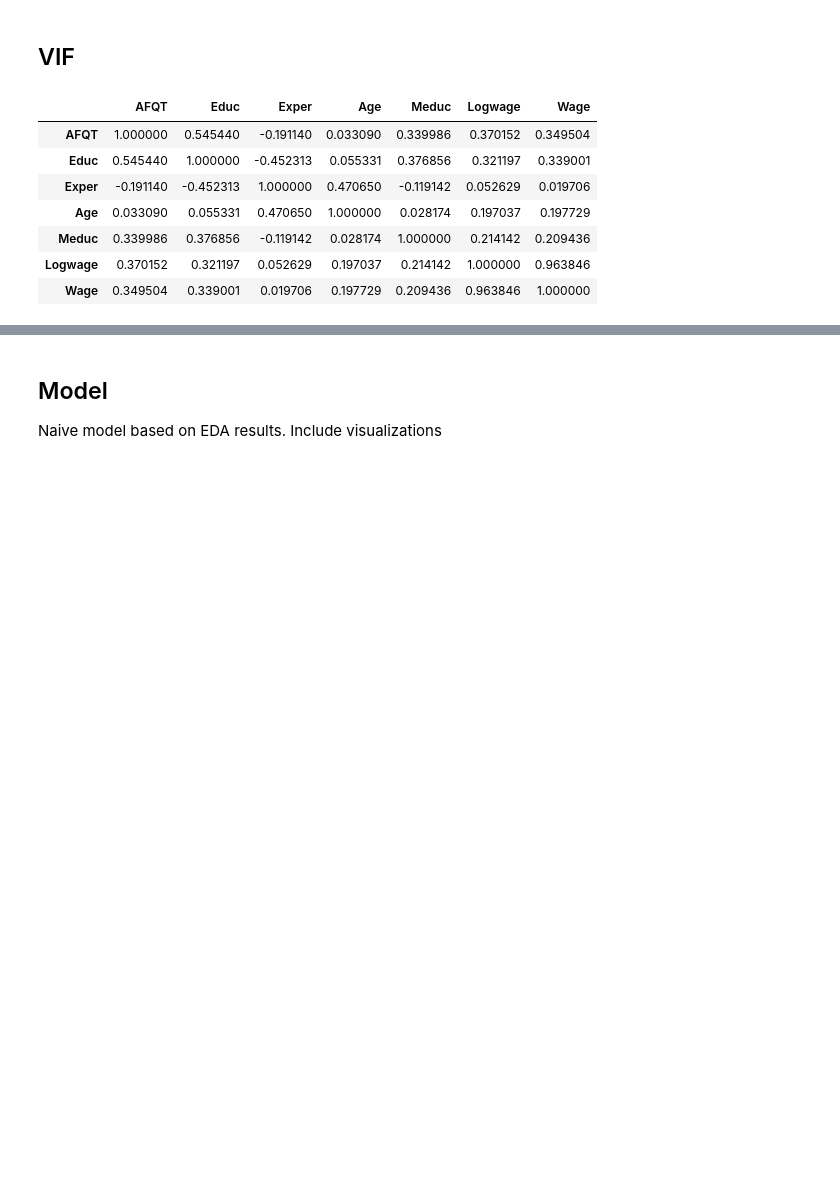
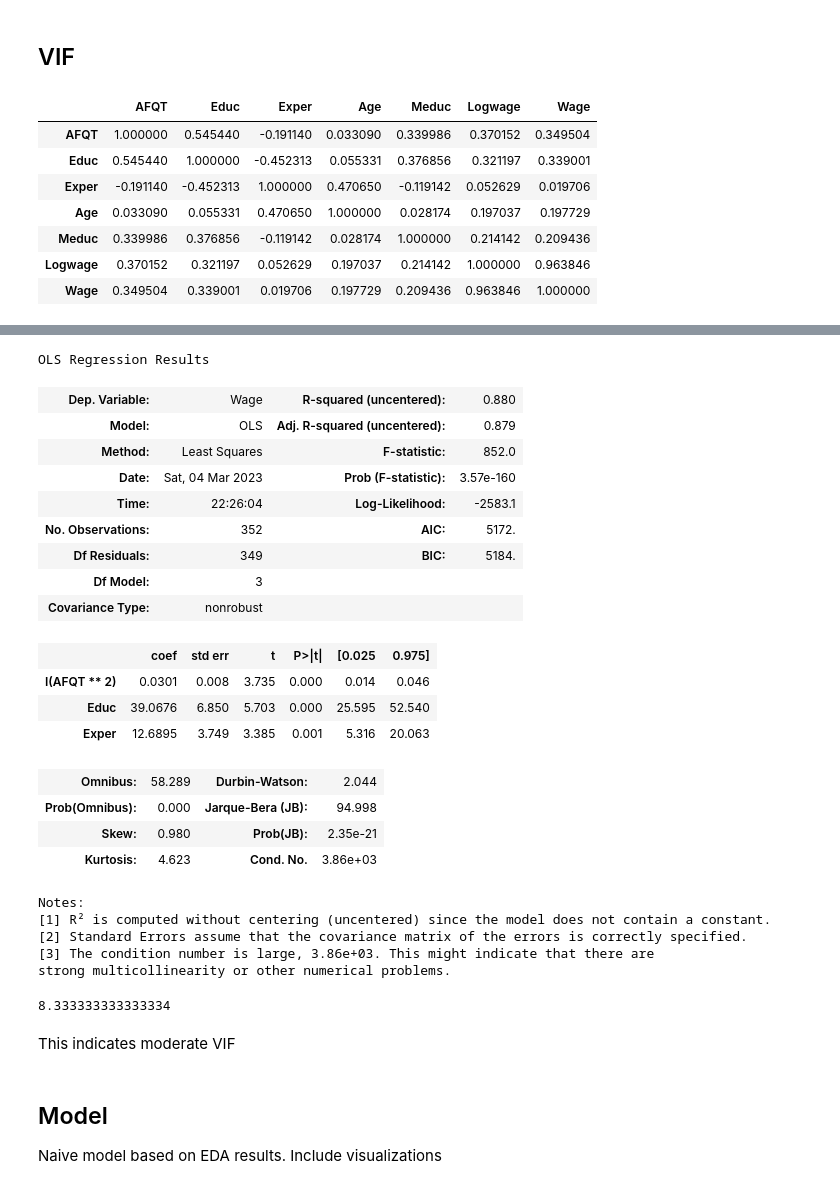
Before and after one commit to alandaz/DataScienceRepo, a Jupyter notebook: Education Model.ipynb, the cells around one changed output, grey strips where cells are left out. Cells and saved outputs as stored; diff of their text form; code cells hidden in the pictures; blank space fills up the shorter version.

```diff
--- a/Education Model.ipynb
+++ b/Education Model.ipynb
@@ -212,3 +243,39 @@ This indicates moderate VIF
+# %%
+#revised model based on variables selection:
+ols_object_3 = smf.ols(formula = 'Wage~I(AFQT**2)+Educ+Exper-1', data = train)
+model_log_3 = ols_object_3.fit()
+model_log_3.summary()
+# %% [output]
+OLS Regression Results
+| Dep. Variable: | Wage | R-squared (uncentered): | 0.880 |
+| Model: | OLS | Adj. R-squared (uncentered): | 0.879 |
+| Method: | Least Squares | F-statistic: | 852.0 |
+| Date: | Sat, 04 Mar 2023 | Prob (F-statistic): | 3.57e-160 |
+| Time: | 22:26:04 | Log-Likelihood: | -2583.1 |
+| No. Observations: | 352 | AIC: | 5172. |
+| Df Residuals: | 349 | BIC: | 5184. |
+| Df Model: | 3 |  |  |
+| Covariance Type: | nonrobust |  |  |
+|  | coef | std err | t | P>|t| | [0.025 | 0.975] |
+| I(AFQT ** 2) | 0.0301 | 0.008 | 3.735 | 0.000 | 0.014 | 0.046 |
+| Educ | 39.0676 | 6.850 | 5.703 | 0.000 | 25.595 | 52.540 |
+| Exper | 12.6895 | 3.749 | 3.385 | 0.001 | 5.316 | 20.063 |
+| Omnibus: | 58.289 | Durbin-Watson: | 2.044 |
+| Prob(Omnibus): | 0.000 | Jarque-Bera (JB): | 94.998 |
+| Skew: | 0.980 | Prob(JB): | 2.35e-21 |
+| Kurtosis: | 4.623 | Cond. No. | 3.86e+03 |
+Notes:
+[1] R² is computed without centering (uncentered) since the model does not contain a constant.
+[2] Standard Errors assume that the covariance matrix of the errors is correctly specified.
+[3] The condition number is large, 3.86e+03. This might indicate that there are
+strong multicollinearity or other numerical problems.
+# %%
+#VIF for this model
+1/(1-0.880)
+# %% [output]
+8.333333333333334
+# %% [markdown]
+This indicates moderate VIF
 # %% [markdown]
 ## Model
 Naive model based on EDA results. Include visualizations
```
Also changed, not shown: parts of 28 cells of this notebook.
